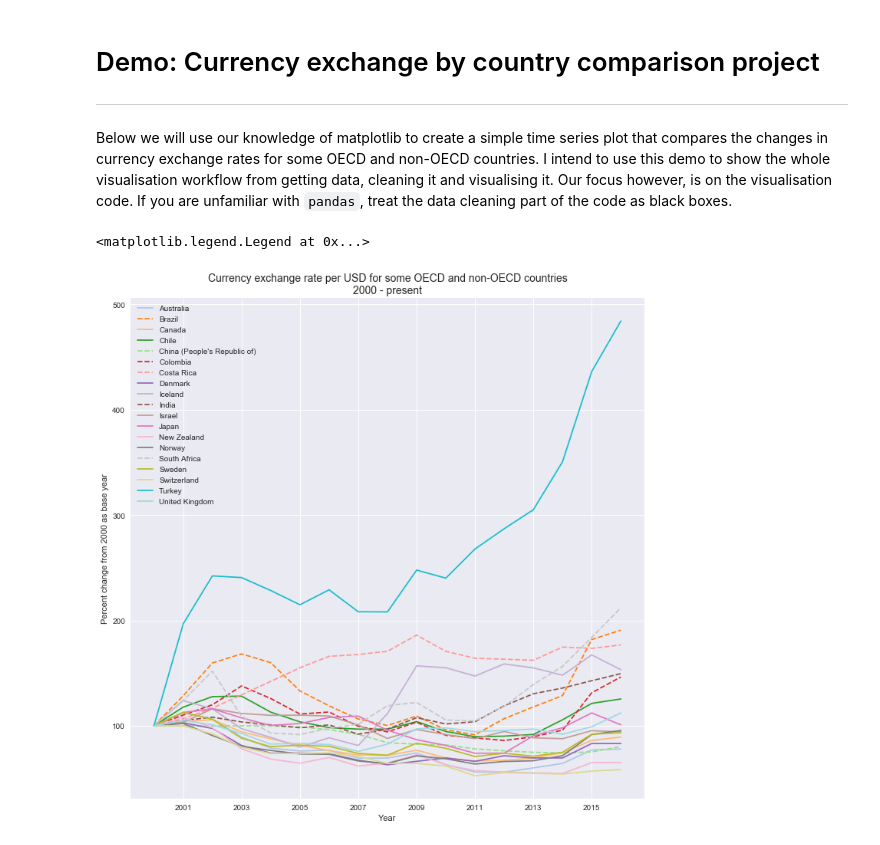
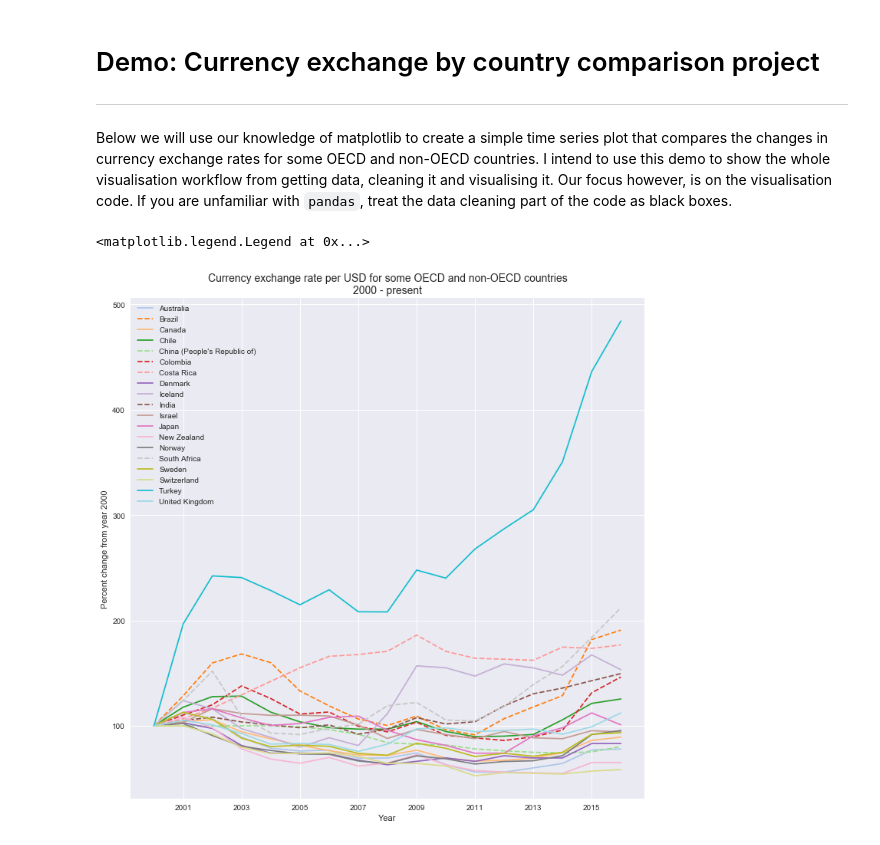
Before and after one commit to uliang/First-steps-with-the-Python-language, a Jupyter notebook: Unit3_1.ipynb, the cells around one changed output. Cells and saved outputs as stored; diff of their text form; code cells hidden in the pictures.

```diff
--- a/Unit3_1.ipynb
+++ b/Unit3_1.ipynb
@@ -296,32 +297,33 @@ oecd_currency_xchange.head()
 # %%
 # oecd_currency_xchange.to_csv("oecd_currency_xchange.csv")
 # Uncomment line below if need to run backup plan
-#
+# import pandas as pd
 # oecd_currency_xchange = pd.read_csv("oecd_currency_xchange.csv", infer_datetime_format=True, index_col=0, parse_dates=True )
 
 import matplotlib.pyplot as plt
 import seaborn as sns
+%matplotlib inline
 
 n_cols = oecd_currency_xchange.shape[1]
 color = sns.color_palette("tab20", n_cols)
 non_oecd = ["Brazil", "China (People's Republic of)", "Colombia", "Costa Rica", "India", "South Africa"]
 
 fig4, ax4 = plt.subplots(figsize=(12,12))
 
 for _ in range(n_cols):
     plotSeries = oecd_currency_xchange.iloc[:, _]
     if plotSeries.name in non_oecd:
         marker = '--'
     else:
         marker = '-'
     ax4.plot(plotSeries, marker, label = plotSeries.name, color=color[_])
 
-ax4.set_ylabel("Percent change from 2000 as base year")
+ax4.set_ylabel("Percent change from year 2000")
 ax4.set_xlabel("Year")
 ax4.set_title("Currency exchange rate per USD for some OECD and non-OECD countries\n2000 - present", fontsize=14)
 plt.legend(loc="best")
 # %% [output]
 <matplotlib.legend.Legend at 0x...>
-[figure, old version]
+[figure, new version]
 # %%
 fig4.savefig("OECD.jpeg", dpi=300)
```
Also changed, not shown: parts of 10 cells of this notebook.
